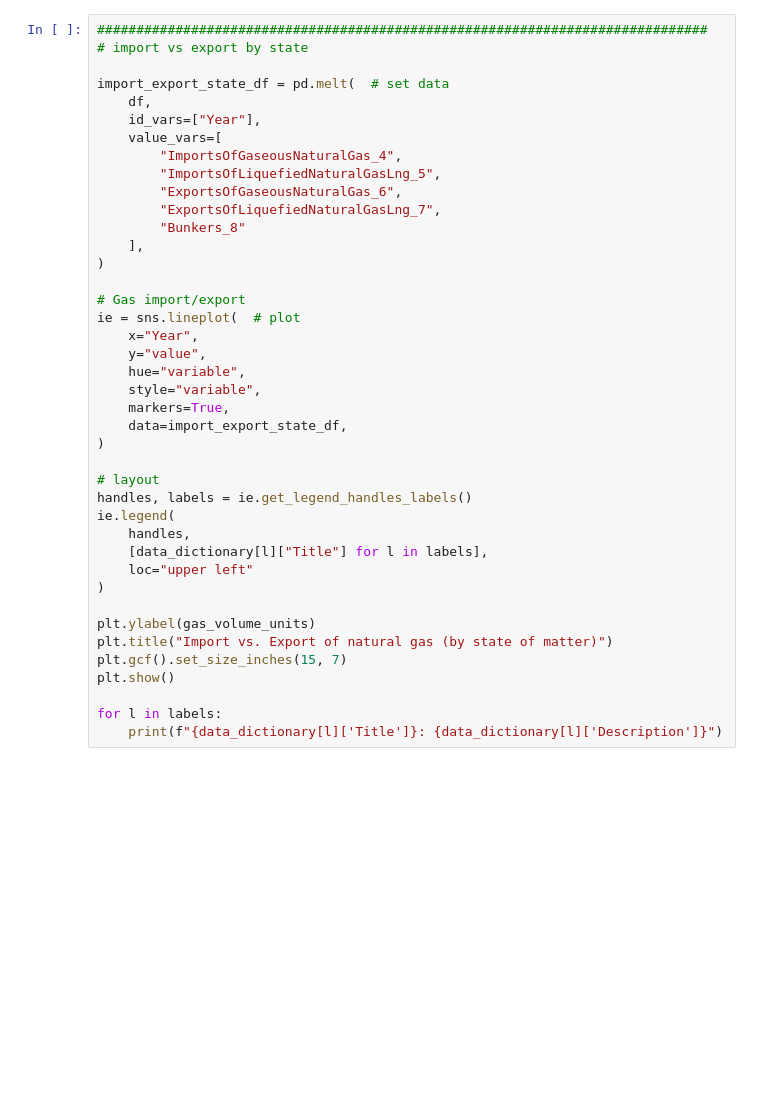
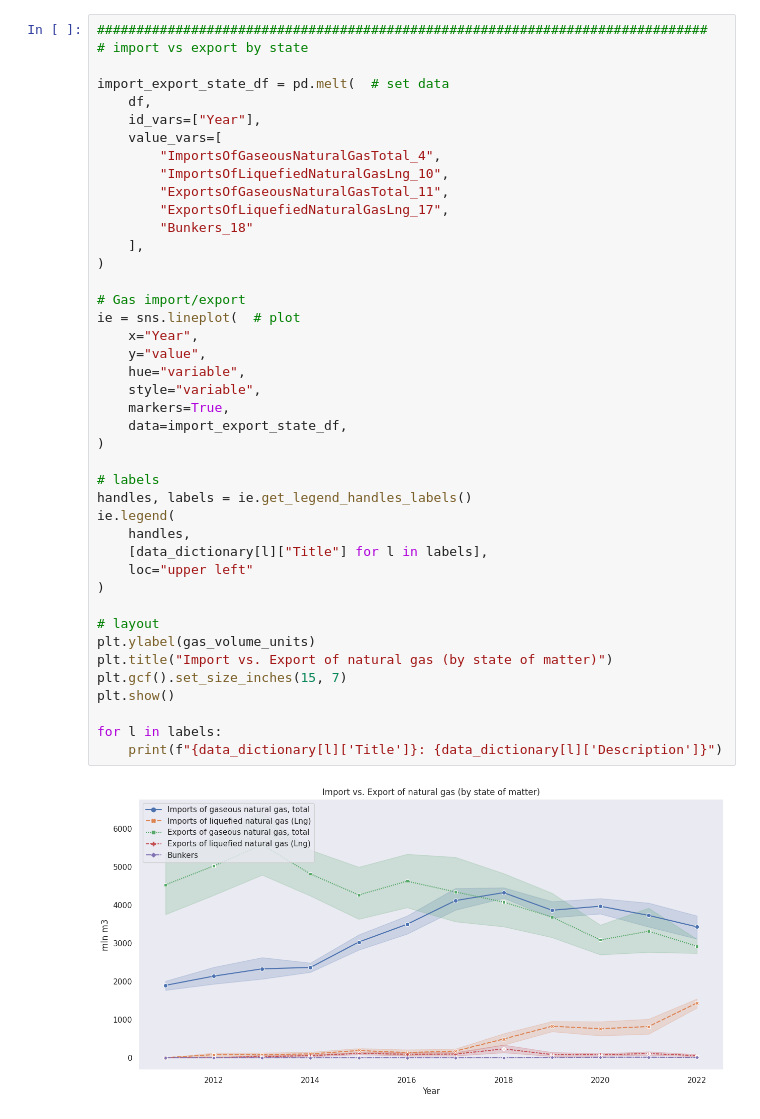
Before and after one commit to michaelvanvliet/natural-gas-supply-and-consumption, a Jupyter notebook: analyse.ipynb, the cells around one changed output. Drawn from its saved outputs; the diff is of its cells as text; blank space fills up the shorter version.

```diff
--- a/analyse.ipynb
+++ b/analyse.ipynb
@@ -188,36 +205,39 @@ import_export_state_df = pd.melt(  # set data
     df,
     id_vars=["Year"],
     value_vars=[
-        "ImportsOfGaseousNaturalGas_4",
-        "ImportsOfLiquefiedNaturalGasLng_5",
-        "ExportsOfGaseousNaturalGas_6",
-        "ExportsOfLiquefiedNaturalGasLng_7",
-        "Bunkers_8"
+        "ImportsOfGaseousNaturalGasTotal_4",
+        "ImportsOfLiquefiedNaturalGasLng_10",
+        "ExportsOfGaseousNaturalGasTotal_11",
+        "ExportsOfLiquefiedNaturalGasLng_17",
+        "Bunkers_18"
     ],
 )
 
 # Gas import/export
 ie = sns.lineplot(  # plot
     x="Year",
     y="value",
     hue="variable",
     style="variable",
     markers=True,
     data=import_export_state_df,
 )
 
-# layout
+# labels
 handles, labels = ie.get_legend_handles_labels()
 ie.legend(
     handles,
     [data_dictionary[l]["Title"] for l in labels],
     loc="upper left"
 )
 
+# layout
 plt.ylabel(gas_volume_units)
 plt.title("Import vs. Export of natural gas (by state of matter)")
 plt.gcf().set_size_inches(15, 7)
 plt.show()
 
 for l in labels:
     print(f"{data_dictionary[l]['Title']}: {data_dictionary[l]['Description']}")
+# %% [output]
+[figure, added]
```
Also changed, not shown: parts of 28 cells of this notebook.
